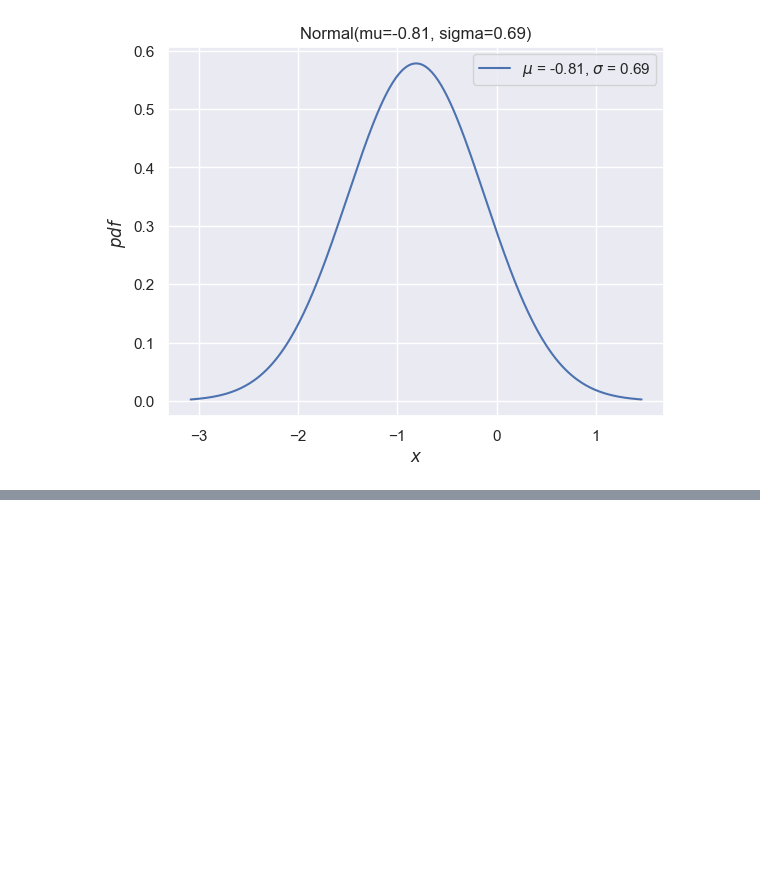
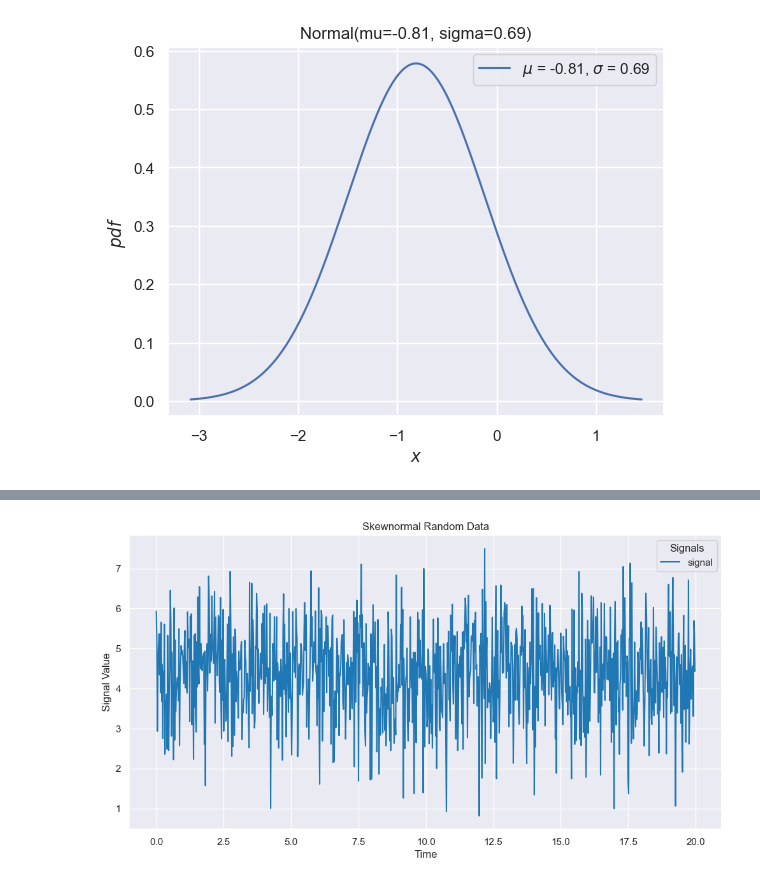
Before and after one commit to Leon-0-0-7/magistrska, a Jupyter notebook: src/testiranje.ipynb, the cells around one changed output, grey strips where cells are left out. Drawn from its saved outputs; the diff is of its cells as text; code cells hidden in the pictures; blank space fills up the shorter version.

```diff
--- a/src/testiranje.ipynb
+++ b/src/testiranje.ipynb
@@ -195,0 +217,5 @@ Poševnost: -0.1650
+# %%
+from my_package.lib import plot_signals
+plot_signals(rezultat3, title='Skewnormal Random Data')
+# %% [output]
+[figure, added]
```
Also changed, not shown: parts of 5 cells of this notebook, 3 other files.
